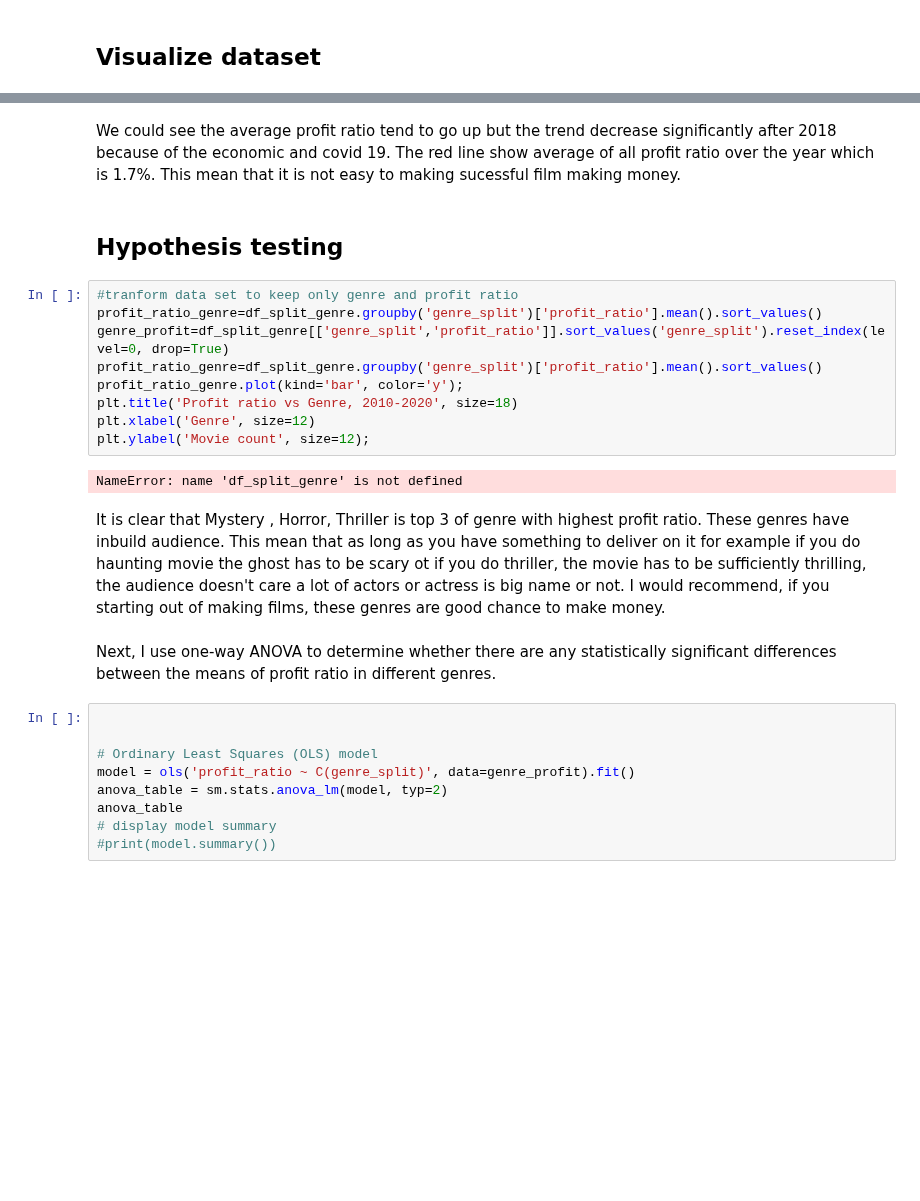
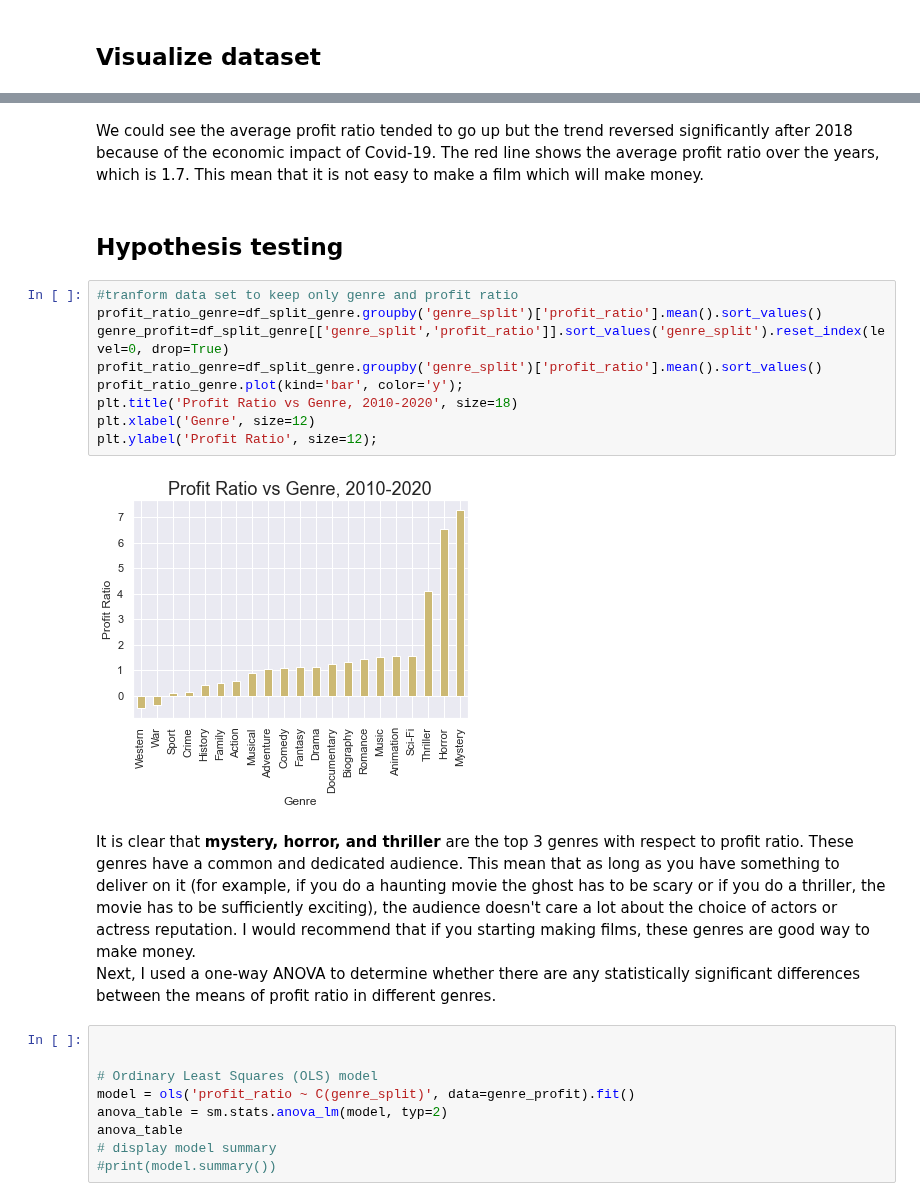
Before and after one commit to cLineman/CapStoneProject, a Jupyter notebook: personal_notebooks/ThiVanNguyen.ipynb, the cells around one changed output, grey strips where cells are left out. Drawn from its saved outputs; the diff is of its cells as text; blank space fills up the shorter version.

```diff
--- a/personal_notebooks/ThiVanNguyen.ipynb
+++ b/personal_notebooks/ThiVanNguyen.ipynb
@@ -132,22 +133,21 @@ plt.legend;
 # %% [markdown]
-We could see the average profit ratio tend to go up but the trend decrease significantly after 2018 because of the economic and covid 19. The red line show average of all profit ratio over the year which is 1.7%. This mean that it is not easy to making sucessful film making money.
+We could see the average profit ratio tended to go up but the trend reversed significantly after 2018 because of the economic impact of Covid-19. The red line shows the average profit ratio over the years, which is 1.7. This mean that it is not easy to make a film which will make money.
 # %% [markdown]
 ## Hypothesis testing
 # %%
 #tranform data set to keep only genre and profit ratio
 profit_ratio_genre=df_split_genre.groupby('genre_split')['profit_ratio'].mean().sort_values()
 genre_profit=df_split_genre[['genre_split','profit_ratio']].sort_values('genre_split').reset_index(level=0, drop=True)
 profit_ratio_genre=df_split_genre.groupby('genre_split')['profit_ratio'].mean().sort_values()
 profit_ratio_genre.plot(kind='bar', color='y');
-plt.title('Profit ratio vs Genre, 2010-2020', size=18)
+plt.title('Profit Ratio vs Genre, 2010-2020', size=18)
 plt.xlabel('Genre', size=12)
-plt.ylabel('Movie count', size=12);
+plt.ylabel('Profit Ratio', size=12);
 # %% [output]
-NameError: name 'df_split_genre' is not defined
+[figure, added]
 # %% [markdown]
-It is clear that Mystery , Horror, Thriller is top 3 of genre with highest profit ratio. These genres have inbuild audience. This mean that as long as you have something to deliver on it for example if you do haunting movie the ghost has to be scary ot if you do thriller, the movie has to be sufficiently thrilling, the audience doesn't care a lot of actors or actress is big name or not. I would recommend, if you starting out of making films, these genres are good chance to make money.
+It is clear that **mystery, horror, and thriller** are the top 3 genres with respect to profit ratio. These genres have a common and dedicated audience. This mean that as long as you have something to deliver on it (for example, if you do a haunting movie the ghost has to be scary or if you do a thriller, the movie has to be sufficiently exciting), the audience doesn't care a lot about the choice of actors or actress reputation. I would recommend that if you starting making films, these genres are good way to make money.
+Next, I used a one-way ANOVA to determine whether there are any statistically significant differences between the means of profit ratio in different genres.
-# %% [markdown]
-Next, I use one-way ANOVA to determine whether there are any statistically significant differences between the means of profit ratio in  different genres.
 # %%
 
 
```
Also changed, not shown: parts of 17 cells of this notebook.
